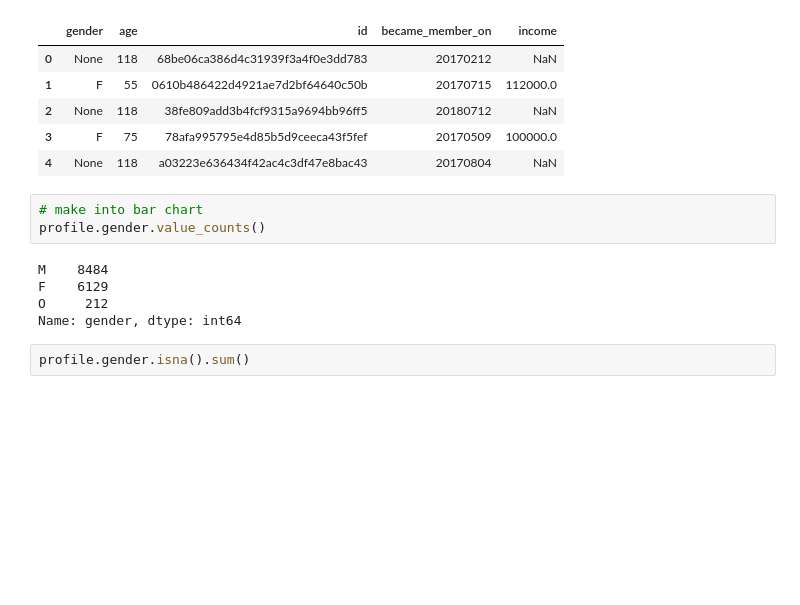
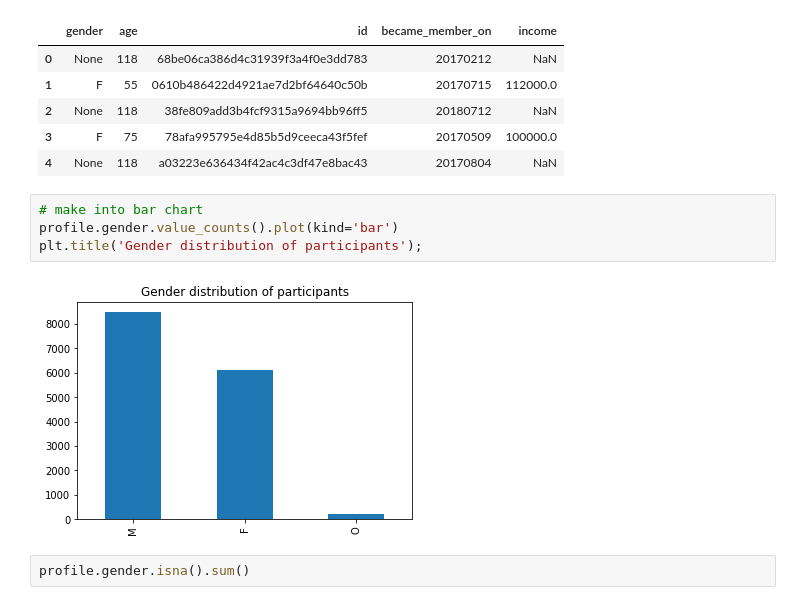
Before and after one commit to mikeolubode/Starbucks_Recommendation_FunkSVD, a Jupyter notebook: Starbucks_Capstone_notebook.ipynb, the cells around one changed output. Drawn from its saved outputs; the diff is of its cells as text; blank space fills up the shorter version.

```diff
--- a/Starbucks_Capstone_notebook.ipynb
+++ b/Starbucks_Capstone_notebook.ipynb
@@ -145,12 +145,10 @@ profile.head()
 | 4 | None | 118 | a03223e636434f42ac4c3df47e8bac43 | 20170804 | NaN |
 # %%
 # make into bar chart
-profile.gender.value_counts()
+profile.gender.value_counts().plot(kind='bar')
+plt.title('Gender distribution of participants');
 # %% [output]
-M    8484
-F    6129
-O     212
-Name: gender, dtype: int64
+[figure, added]
 # %%
 profile.gender.isna().sum()
 # %% [output]
```
Also changed, not shown: parts of 36 cells of this notebook.
